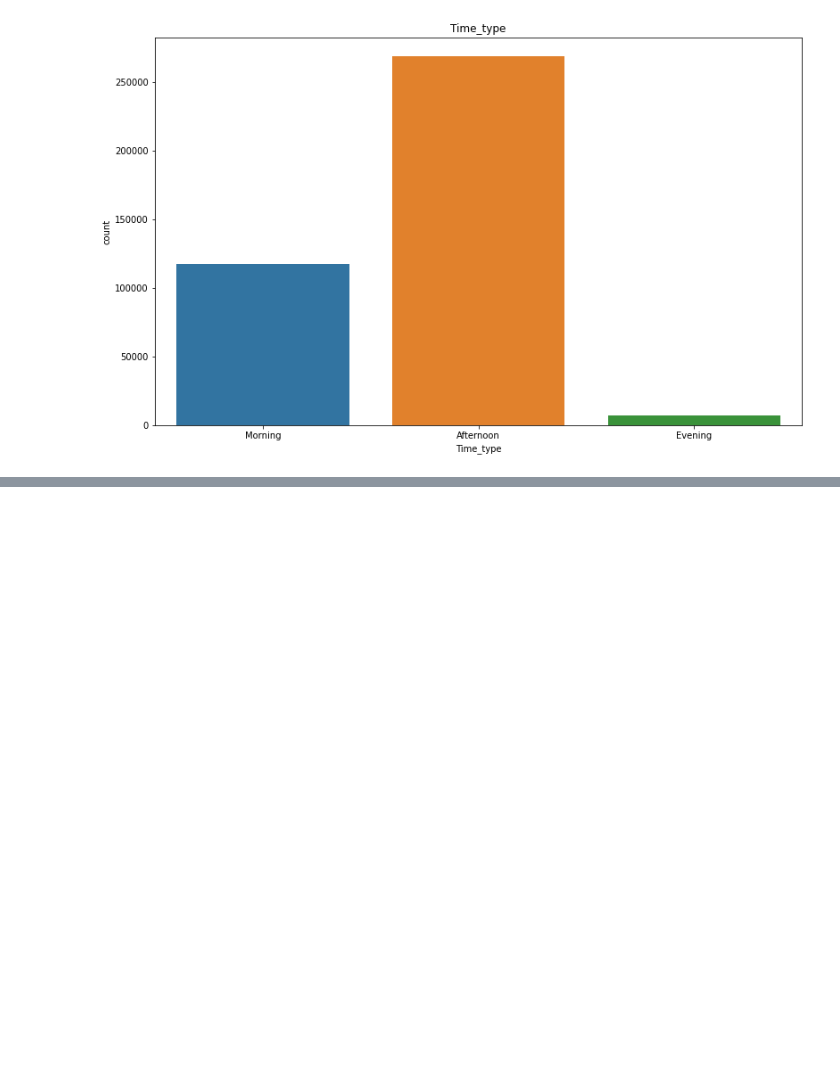
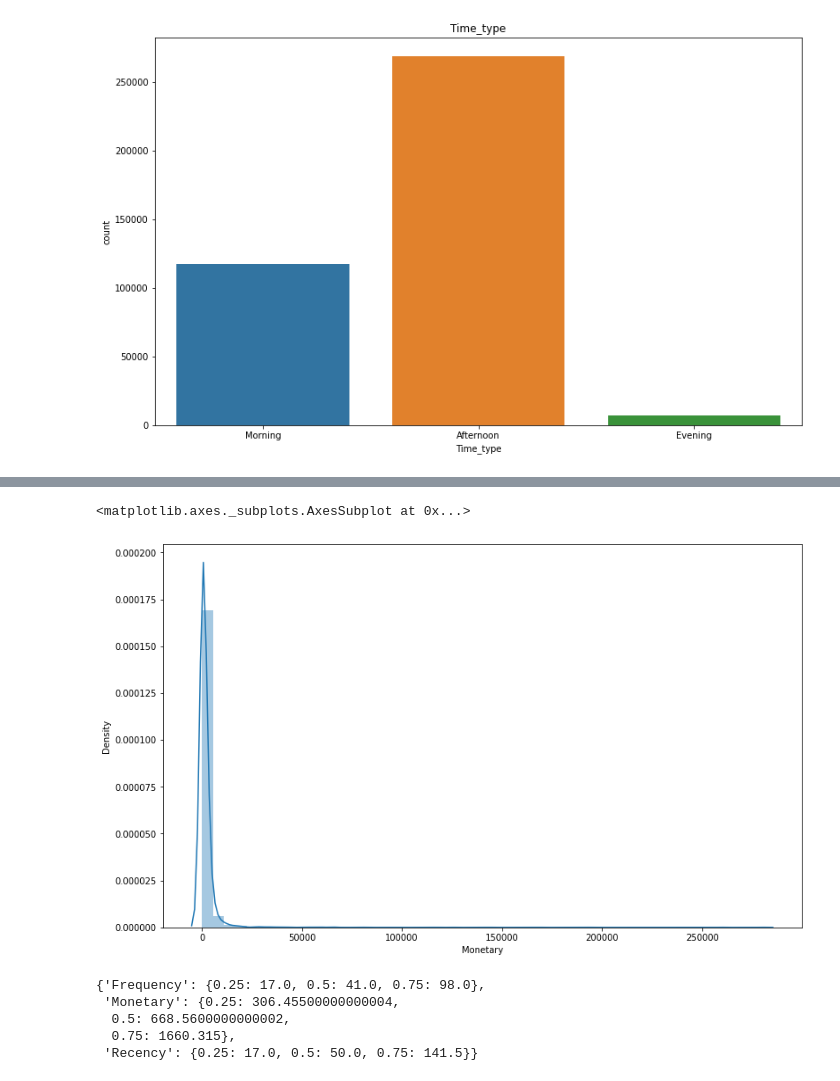
Before and after one commit to Bibhuti-MLAI/Customer-Segmentation, a Jupyter notebook: Online_Retail_Customer_Segmentation_Capstone_Project.ipynb, the cells around one changed output, grey strips where cells are left out. Saved outputs shown, nothing was run; the diff lists cells and outputs as text; code cells hidden in the pictures; blank space fills up the shorter version.

```diff
--- a/Online_Retail_Customer_Segmentation_Capstone_Project.ipynb
+++ b/Online_Retail_Customer_Segmentation_Capstone_Project.ipynb
@@ -654,0 +734,9 @@ sns.countplot(x='Time_type',data=customer)
+# %%
+#Monateray distribution plot, taking observations which have monetary value less than 10000
+import seaborn as sns
+x = rfm_df['Monetary']
+plt.figure(figsize=(13,8))
+sns.distplot(x)
+# %% [output]
+<matplotlib.axes._subplots.AxesSubplot at 0x...>
+[figure, added]
@@ -654,0 +747,8 @@ sns.countplot(x='Time_type',data=customer)
+# %%
+quantiles
+# %% [output]
+{'Frequency': {0.25: 17.0, 0.5: 41.0, 0.75: 98.0},
+ 'Monetary': {0.25: 306.45500000000004,
+  0.5: 668.5600000000002,
+  0.75: 1660.315},
+ 'Recency': {0.25: 17.0, 0.5: 50.0, 0.75: 141.5}}
```
Also changed, not shown: parts of 26 cells of this notebook.
